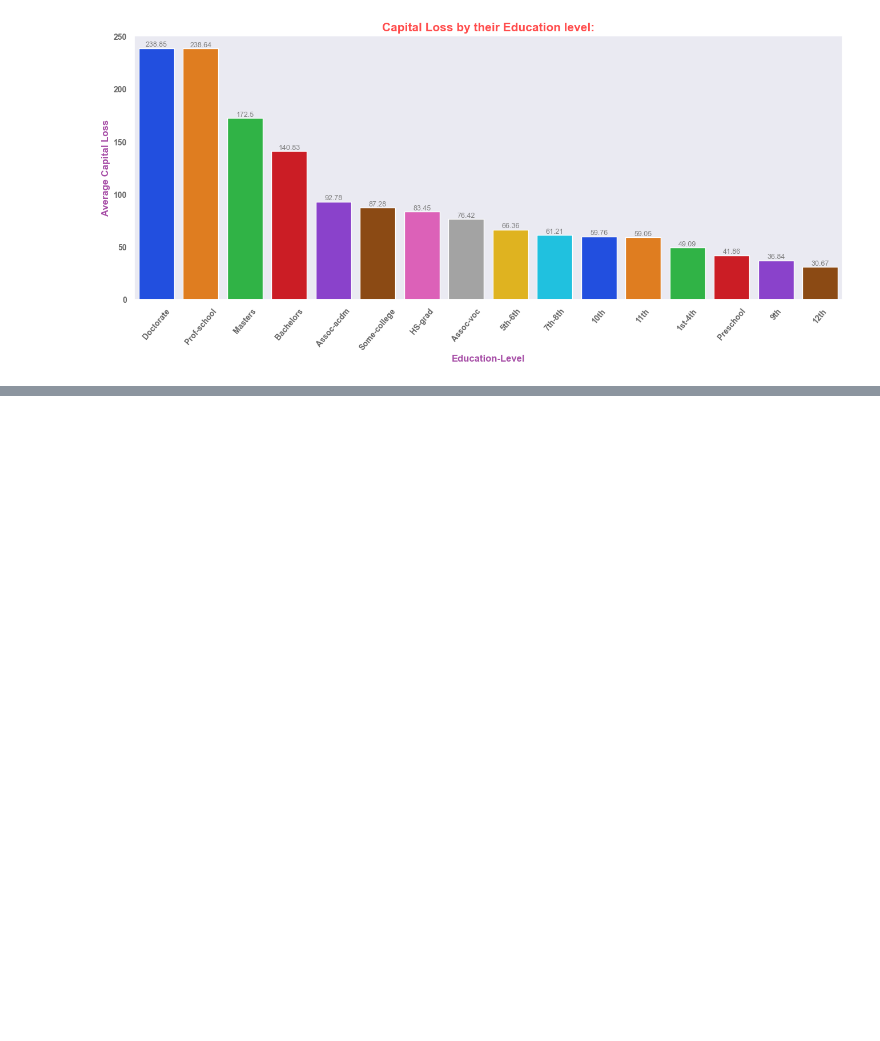
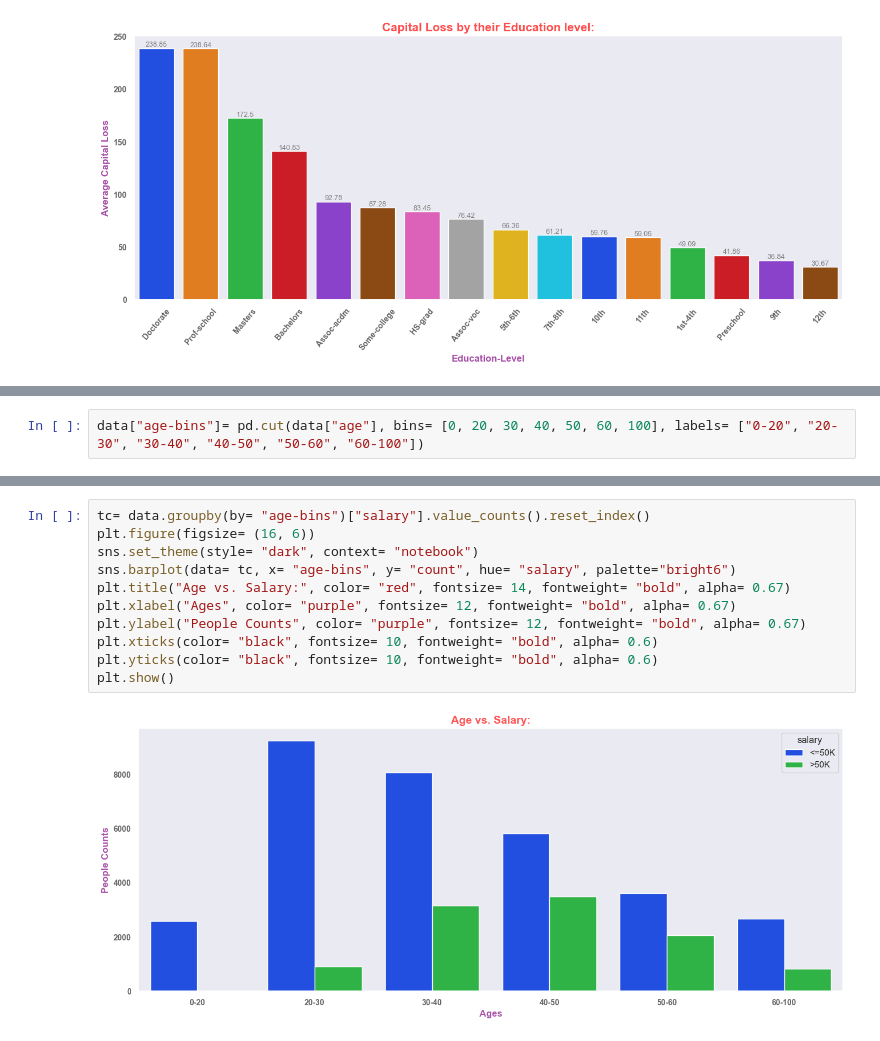
Before and after one commit to rajesh-coventry/Projects, a Jupyter notebook: 02_Data_Visuallization/04_Adults_Income_Analysis/Analysis-8_Aggregation_Analysis_and_Trends.ipynb, the cells around one changed output, grey strips where cells are left out. Drawn from its saved outputs; the diff is of its cells as text; blank space fills up the shorter version.

```diff
--- a/02_Data_Visuallization/04_Adults_Income_Analysis/Analysis-8_Aggregation_Analysis_and_Trends.ipynb
+++ b/02_Data_Visuallization/04_Adults_Income_Analysis/Analysis-8_Aggregation_Analysis_and_Trends.ipynb
@@ -475,0 +555,2 @@ plt.show()
+# %%
+data["age-bins"]= pd.cut(data["age"], bins= [0, 20, 30, 40, 50, 60, 100], labels= ["0-20", "20-30", "30-40", "40-50", "50-60", "60-100"])
@@ -475,0 +564,13 @@ plt.show()
+# %%
+tc= data.groupby(by= "age-bins")["salary"].value_counts().reset_index()
+plt.figure(figsize= (16, 6))
+sns.set_theme(style= "dark", context= "notebook")
+sns.barplot(data= tc, x= "age-bins", y= "count", hue= "salary", palette="bright6")
+plt.title("Age vs. Salary:", color= "red", fontsize= 14, fontweight= "bold", alpha= 0.67)
+plt.xlabel("Ages", color= "purple", fontsize= 12, fontweight= "bold", alpha= 0.67)
+plt.ylabel("People Counts", color= "purple", fontsize= 12, fontweight= "bold", alpha= 0.67)
+plt.xticks(color= "black", fontsize= 10, fontweight= "bold", alpha= 0.6)
+plt.yticks(color= "black", fontsize= 10, fontweight= "bold", alpha= 0.6)
+plt.show()
+# %% [output]
+[figure, added]
```
Also changed, not shown: parts of 11 cells of this notebook.
